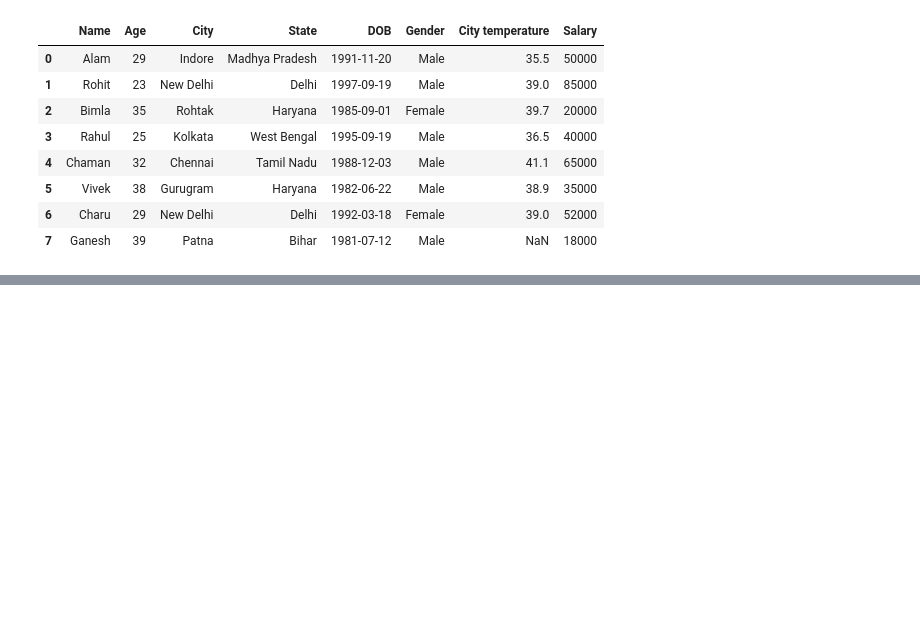
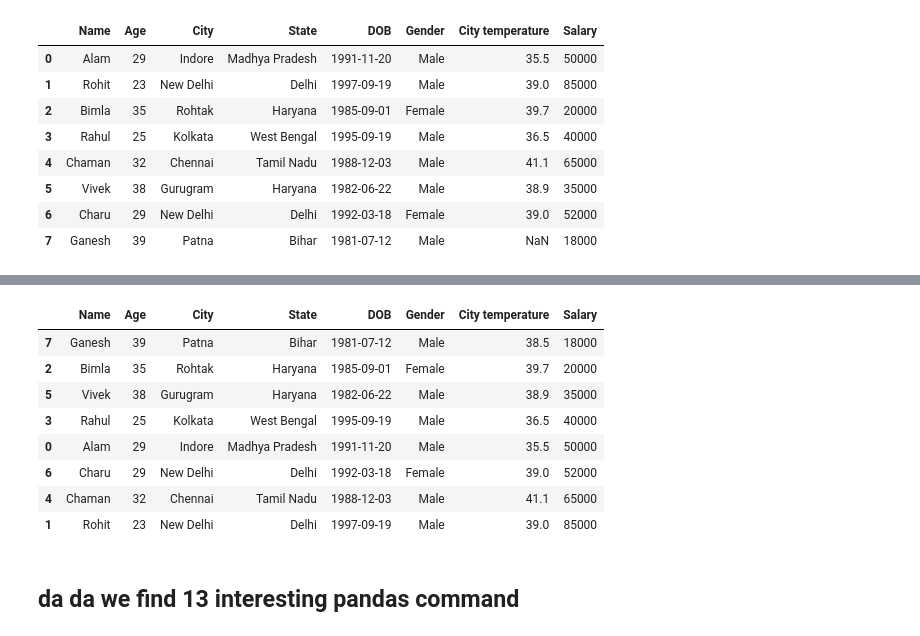
Before and after one commit to HotuRam/Pandas-tutorials, a Jupyter notebook: neweda.ipynb, the cells around one changed output, grey strips where cells are left out. Saved outputs shown, nothing was run; the diff lists cells and outputs as text; code cells hidden in the pictures; blank space fills up the shorter version.

```diff
--- a/neweda.ipynb
+++ b/neweda.ipynb
@@ -147,0 +212,25 @@ data_f
+# %%
+# fillna()
+# Typically in a large dataset,
+# you will find several entries labelled NaN by Python. NaN stands for “not a number”,
+# and represents entries that were not populated in the original data source.
+# While populating the values in the DataFrame,
+# Pandas makes sure that these entries can be identified separately by the user.
+
+# fillna() helps to replace all NaN values in a DataFrame or Series by imputing these missing values with more appropriate values.
+
+data_f['City temperature'].fillna(38.5, inplace=True)
+# %%
+data_f
+# %% [output]
+|  | Name | Age | City | State | DOB | Gender | City temperature | Salary |
+| 7 | Ganesh | 39 | Patna | Bihar | 1981-07-12 | Male | 38.5 | 18000 |
+| 2 | Bimla | 35 | Rohtak | Haryana | 1985-09-01 | Female | 39.7 | 20000 |
+| 5 | Vivek | 38 | Gurugram | Haryana | 1982-06-22 | Male | 38.9 | 35000 |
+| 3 | Rahul | 25 | Kolkata | West Bengal | 1995-09-19 | Male | 36.5 | 40000 |
+| 0 | Alam | 29 | Indore | Madhya Pradesh | 1991-11-20 | Male | 35.5 | 50000 |
+| 6 | Charu | 29 | New Delhi | Delhi | 1992-03-18 | Female | 39.0 | 52000 |
+| 4 | Chaman | 32 | Chennai | Tamil Nadu | 1988-12-03 | Male | 41.1 | 65000 |
+| 1 | Rohit | 23 | New Delhi | Delhi | 1997-09-19 | Male | 39.0 | 85000 |
+# %% [markdown]
+## da da we find 13 interesting pandas command
```
Also changed, not shown: parts of 9 cells of this notebook.
